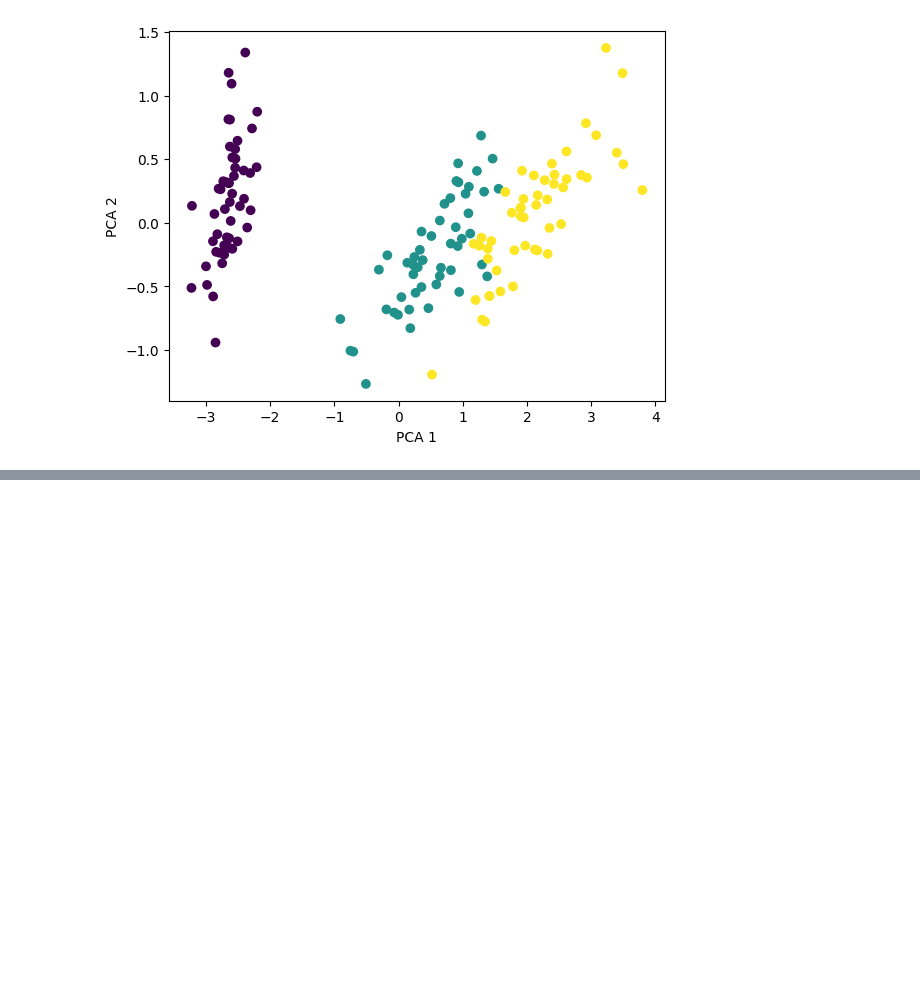
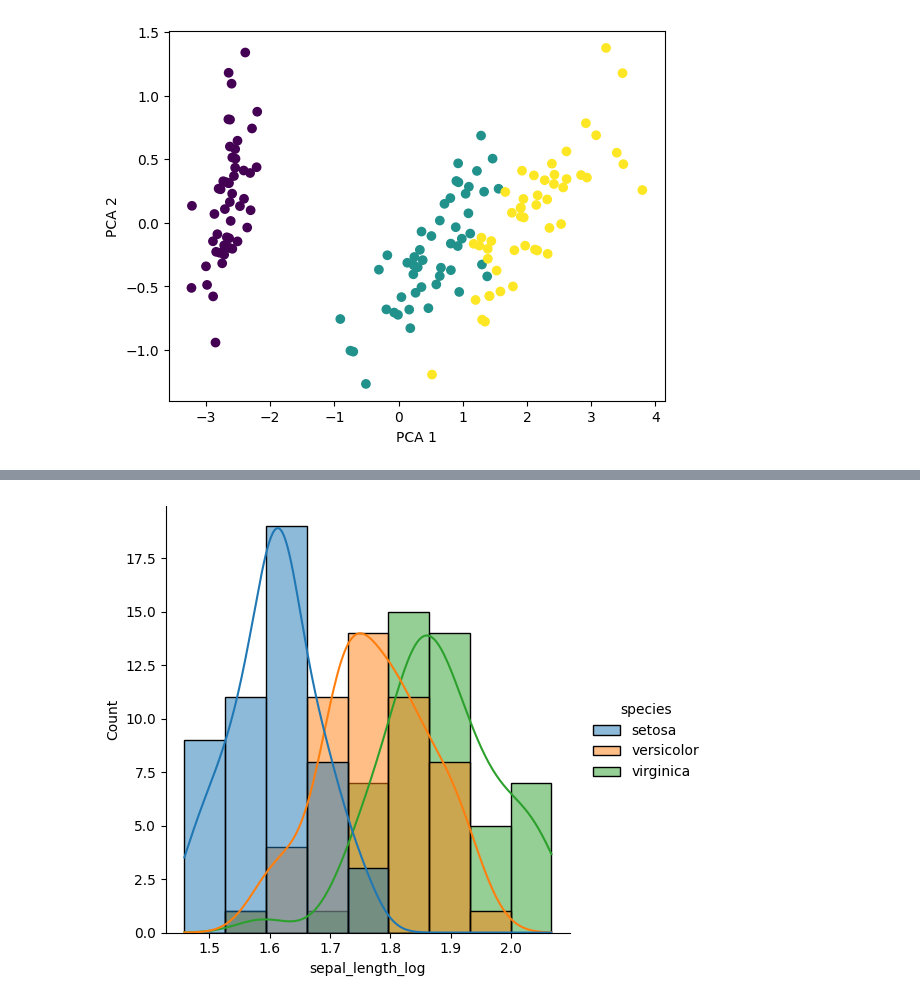
Before and after one commit to FlamInIFabrIzIo/Conceptos_DA, a Jupyter notebook: Notebooks/DataMining/PCA.ipynb, the cells around one changed output, grey strips where cells are left out. Drawn from its saved outputs; the diff is of its cells as text; code cells hidden in the pictures; blank space fills up the shorter version.

```diff
--- a/Notebooks/DataMining/PCA.ipynb
+++ b/Notebooks/DataMining/PCA.ipynb
@@ -55,0 +61,8 @@ plt.show()
+# %%
+# Transformacion logaritmica
+df["sepal_length_log"] = np.log(df["sepal_length"])
+
+sns.displot(data=df, x="sepal_length_log", hue="species", kde= True)
+plt.show()
+# %% [output]
+[figure, added]
```
Also changed, not shown: parts of 14 cells of this notebook.
